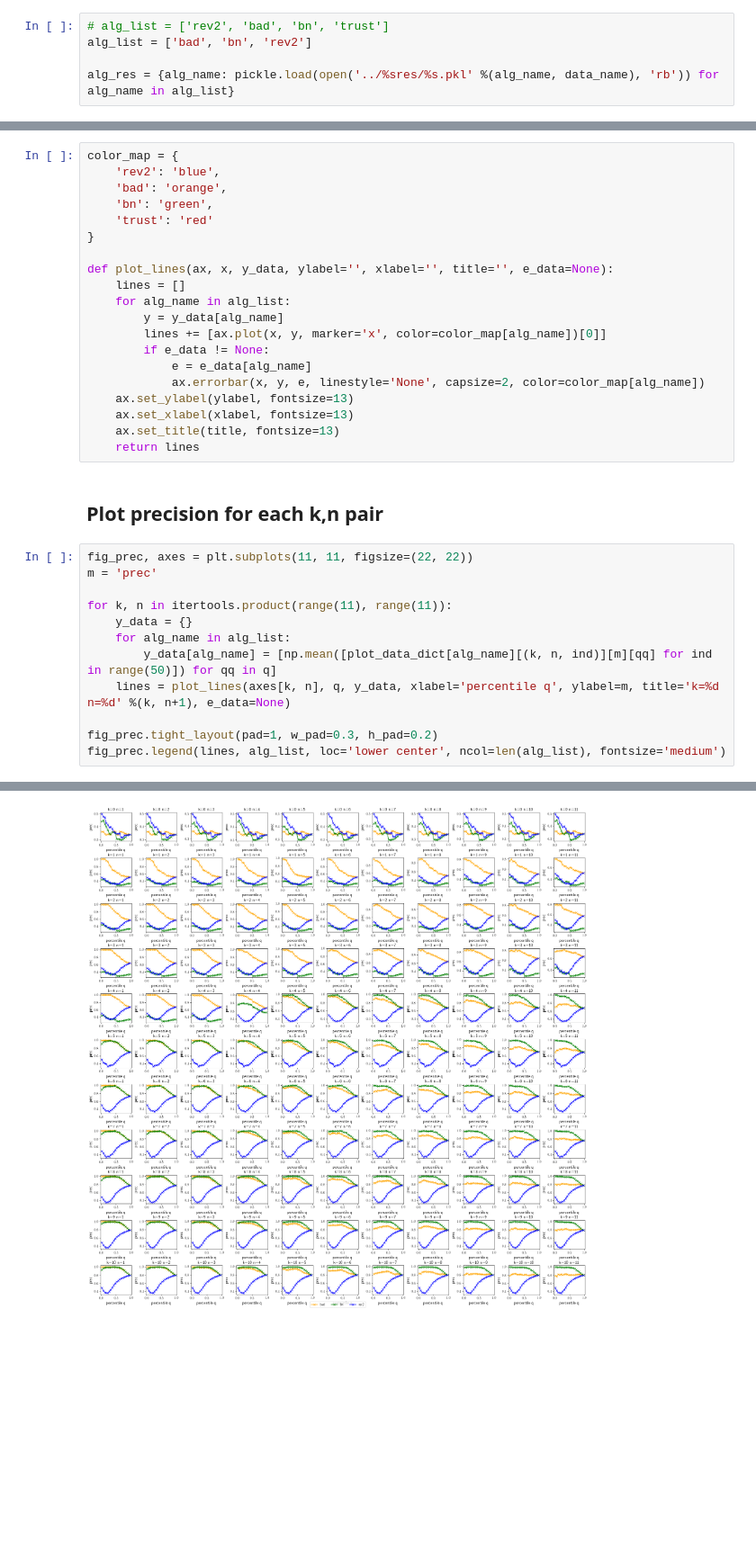
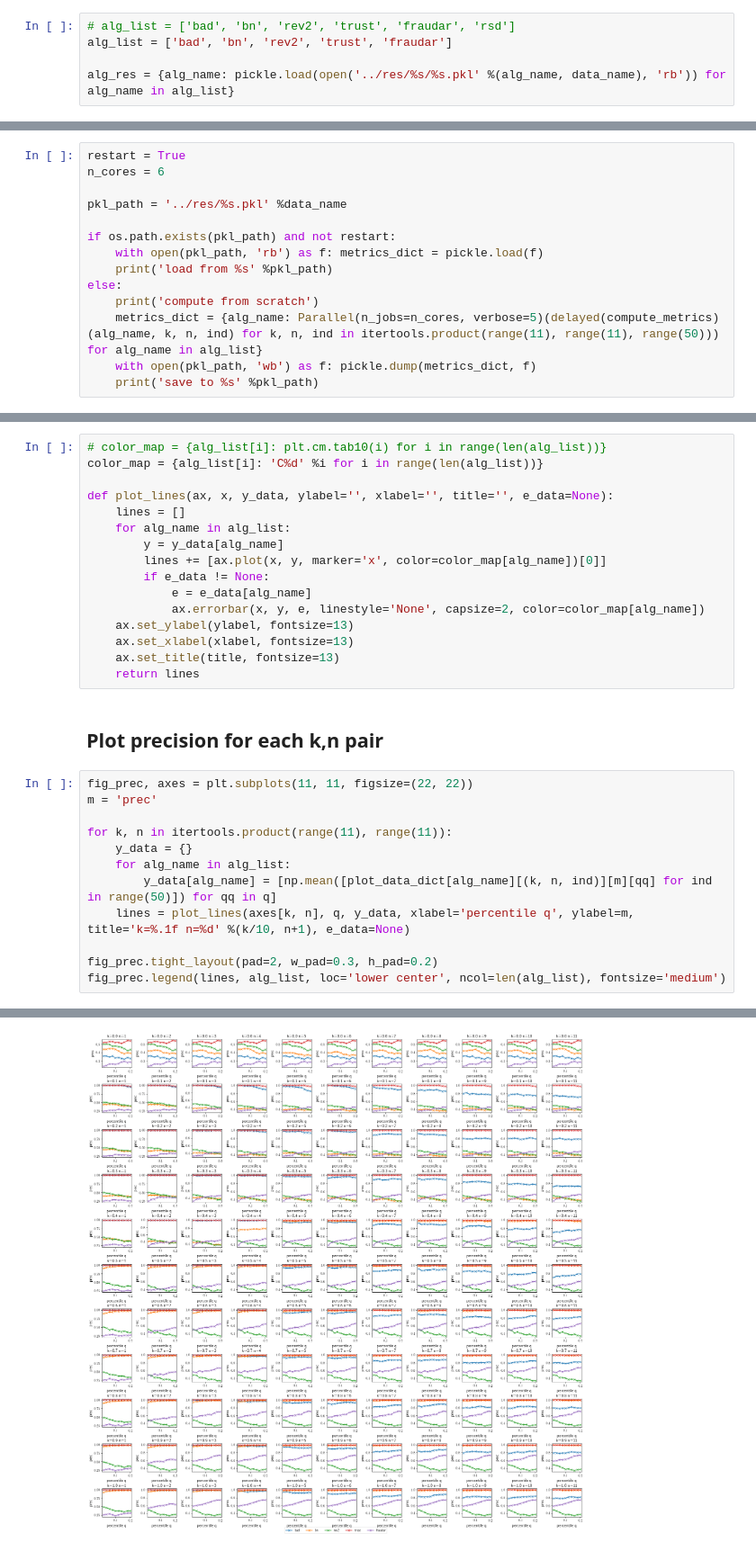
Before and after one commit to rzlll/DataMining, a Jupyter notebook: src/alpha-eval.ipynb, the cells around one changed output, grey strips where cells are left out. Shown at 90% size. Cells and saved outputs as stored; diff of their text form; blank space fills up the shorter version.

```diff
--- a/src/alpha-eval.ipynb
+++ b/src/alpha-eval.ipynb
@@ -25,7 +26,7 @@ user_list = ['u' + str(u) for u in network_df['src'].tolist()]
 gt_df = pd.read_csv('../rev2data/%s/%s_gt.csv' %(data_name, data_name), header=None, names=['id', 'label'])
 gt = dict([('u'+str(x[0]), x[1]) for x in zip(gt_df['id'], gt_df['label'])])
 # %%
-# alg_list = ['rev2', 'bad', 'bn', 'trust']
-alg_list = ['bad', 'bn', 'rev2']
+# alg_list = ['bad', 'bn', 'rev2', 'trust', 'fraudar', 'rsd']
+alg_list = ['bad', 'bn', 'rev2', 'trust', 'fraudar']
 
-alg_res = {alg_name: pickle.load(open('../%sres/%s.pkl' %(alg_name, data_name), 'rb')) for alg_name in alg_list}
+alg_res = {alg_name: pickle.load(open('../res/%s/%s.pkl' %(alg_name, data_name), 'rb')) for alg_name in alg_list}
@@ -92,0 +65,14 @@ save to ../res/alpha.pkl
+# %%
+restart = True
+n_cores = 6
+
+pkl_path = '../res/%s.pkl' %data_name
+
+if os.path.exists(pkl_path) and not restart:
+    with open(pkl_path, 'rb') as f: metrics_dict = pickle.load(f)
+    print('load from %s' %pkl_path)
+else:
+    print('compute from scratch')
+    metrics_dict = {alg_name: Parallel(n_jobs=n_cores, verbose=5)(delayed(compute_metrics)(alg_name, k, n, ind) for k, n, ind in itertools.product(range(11), range(11), range(50))) for alg_name in alg_list}
+    with open(pkl_path, 'wb') as f: pickle.dump(metrics_dict, f)
+    print('save to %s' %pkl_path)
@@ -98,12 +103,8 @@ met_list = ['prec', 'recl']
 
 plot_data_dict ={alg_name: dict(zip(itertools.product(range(11), range(11), range(50)), metrics_dict[alg_name])) for alg_name in alg_list}
 # %%
-color_map = {
-    'rev2': 'blue',
-    'bad': 'orange',
-    'bn': 'green',
-    'trust': 'red'
-}
+# color_map = {alg_list[i]: plt.cm.tab10(i) for i in range(len(alg_list))}
+color_map = {alg_list[i]: 'C%d' %i for i in range(len(alg_list))}
 
 def plot_lines(ax, x, y_data, ylabel='', xlabel='', title='', e_data=None):
     lines = []
@@ -122,16 +123,16 @@ def plot_lines(ax, x, y_data, ylabel='', xlabel='', title='', e_data=None):
 # %%
 fig_prec, axes = plt.subplots(11, 11, figsize=(22, 22))
 m = 'prec'
 
 for k, n in itertools.product(range(11), range(11)):
     y_data = {}
     for alg_name in alg_list:
         y_data[alg_name] = [np.mean([plot_data_dict[alg_name][(k, n, ind)][m][qq] for ind in range(50)]) for qq in q]
-    lines = plot_lines(axes[k, n], q, y_data, xlabel='percentile q', ylabel=m, title='k=%d n=%d' %(k, n+1), e_data=None)
+    lines = plot_lines(axes[k, n], q, y_data, xlabel='percentile q', ylabel=m, title='k=%.1f n=%d' %(k/10, n+1), e_data=None)
 
-fig_prec.tight_layout(pad=1, w_pad=0.3, h_pad=0.2)
+fig_prec.tight_layout(pad=2, w_pad=0.3, h_pad=0.2)
 fig_prec.legend(lines, alg_list, loc='lower center', ncol=len(alg_list), fontsize='medium')
 # %% [output]
 <matplotlib.legend.Legend at 0x...>
-[figure, old version]
+[figure, new version]
 # %% [markdown]
```
Also changed, not shown: parts of 11 cells of this notebook, 2 other files.
